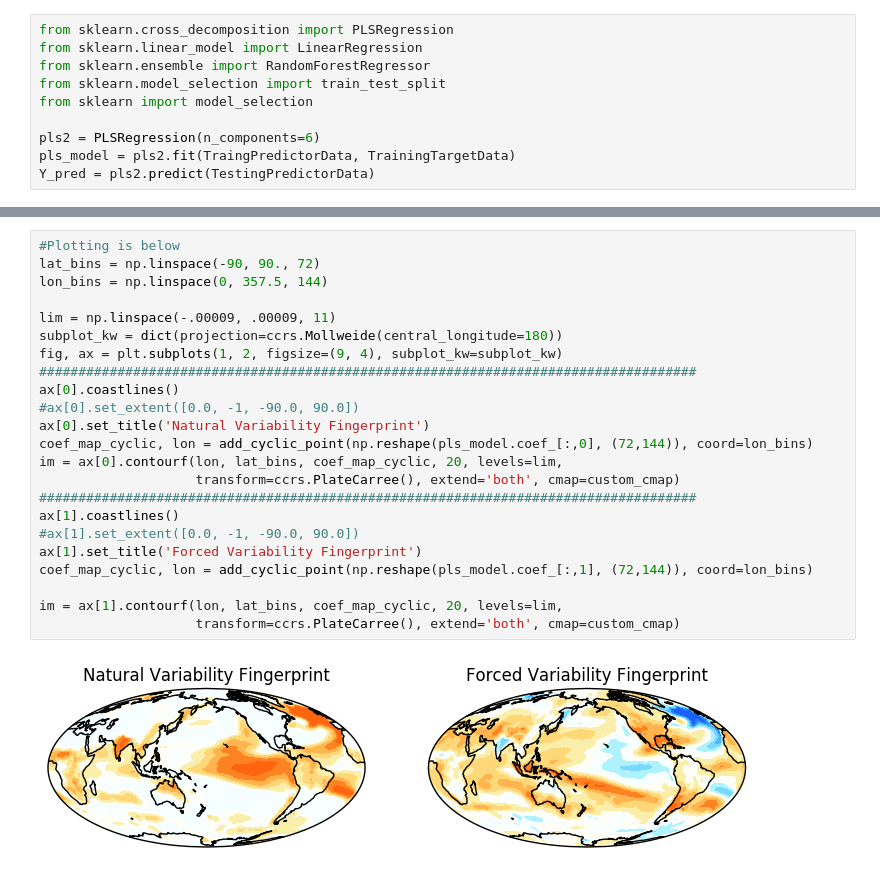
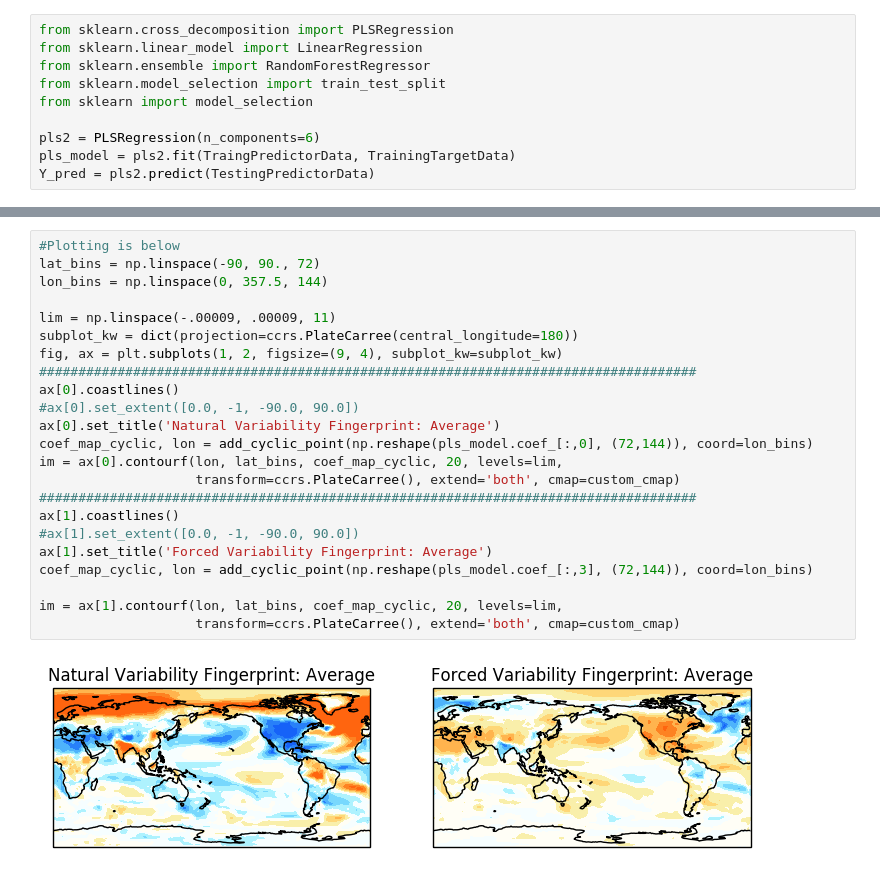
Before and after one commit to AodhanSweeney/SurfaceTrendLearing, a Jupyter notebook: RealScience/pulling_in_netcdf.ipynb, the cells around one changed output, grey strips where cells are left out. Drawn from its saved outputs; the diff is of its cells as text.

```diff
--- a/RealScience/pulling_in_netcdf.ipynb
+++ b/RealScience/pulling_in_netcdf.ipynb
@@ -144,25 +278,25 @@ Text(0.5, 1.0, 'R^2 = 0.821')
 # %%
 #Plotting is below
 lat_bins = np.linspace(-90, 90., 72)
 lon_bins = np.linspace(0, 357.5, 144)
 
 lim = np.linspace(-.00009, .00009, 11)
-subplot_kw = dict(projection=ccrs.Mollweide(central_longitude=180))
+subplot_kw = dict(projection=ccrs.PlateCarree(central_longitude=180))
 fig, ax = plt.subplots(1, 2, figsize=(9, 4), subplot_kw=subplot_kw)
 ####################################################################################
 ax[0].coastlines()
 #ax[0].set_extent([0.0, -1, -90.0, 90.0])
-ax[0].set_title('Natural Variability Fingerprint')
+ax[0].set_title('Natural Variability Fingerprint: Average')
 coef_map_cyclic, lon = add_cyclic_point(np.reshape(pls_model.coef_[:,0], (72,144)), coord=lon_bins)
 im = ax[0].contourf(lon, lat_bins, coef_map_cyclic, 20, levels=lim,
                     transform=ccrs.PlateCarree(), extend='both', cmap=custom_cmap)
 ####################################################################################
 ax[1].coastlines()
 #ax[1].set_extent([0.0, -1, -90.0, 90.0])
-ax[1].set_title('Forced Variability Fingerprint')
-coef_map_cyclic, lon = add_cyclic_point(np.reshape(pls_model.coef_[:,1], (72,144)), coord=lon_bins)
+ax[1].set_title('Forced Variability Fingerprint: Average')
+coef_map_cyclic, lon = add_cyclic_point(np.reshape(pls_model.coef_[:,3], (72,144)), coord=lon_bins)
 
 im = ax[1].contourf(lon, lat_bins, coef_map_cyclic, 20, levels=lim,
                     transform=ccrs.PlateCarree(), extend='both', cmap=custom_cmap)
 # %% [output]
-[figure, old version]
+[figure, new version]
```
Also changed, not shown: parts of 8 cells of this notebook.
